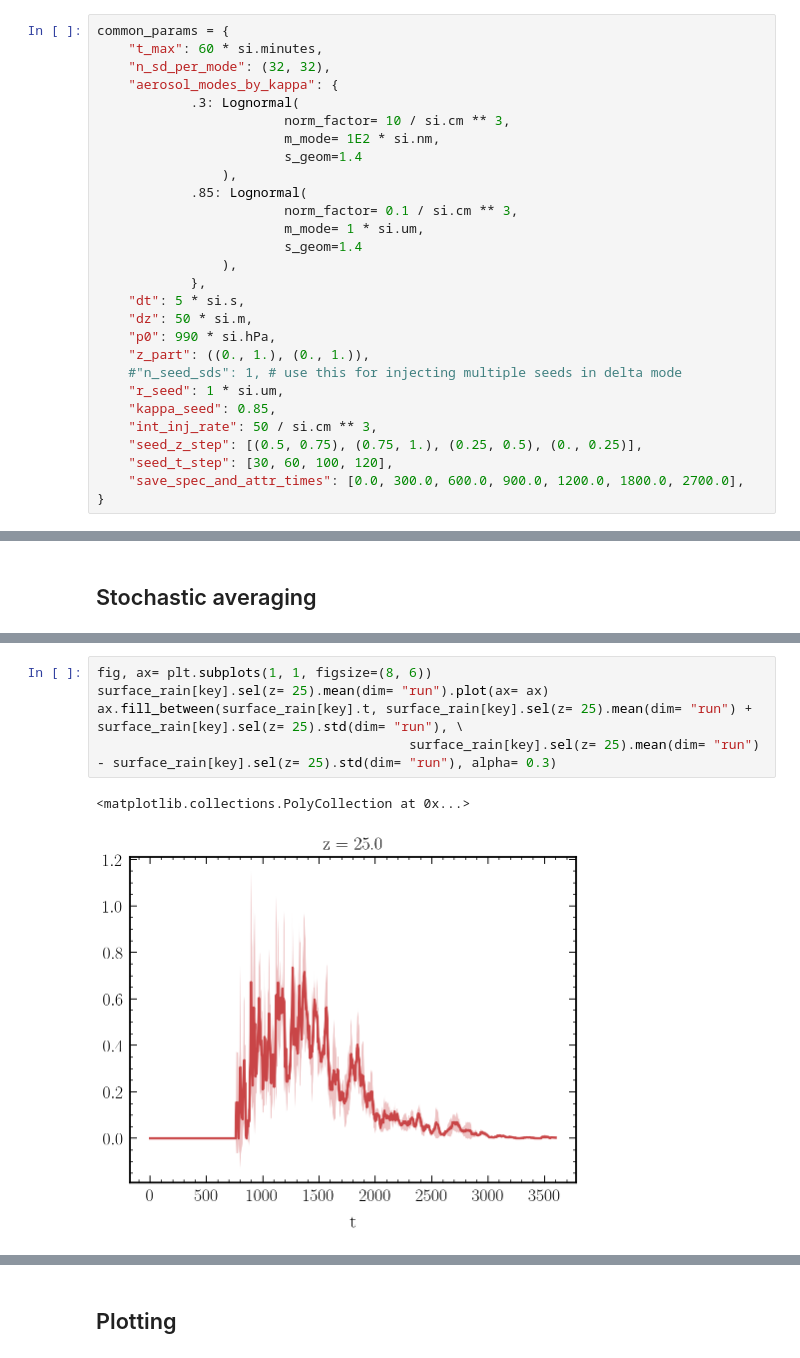
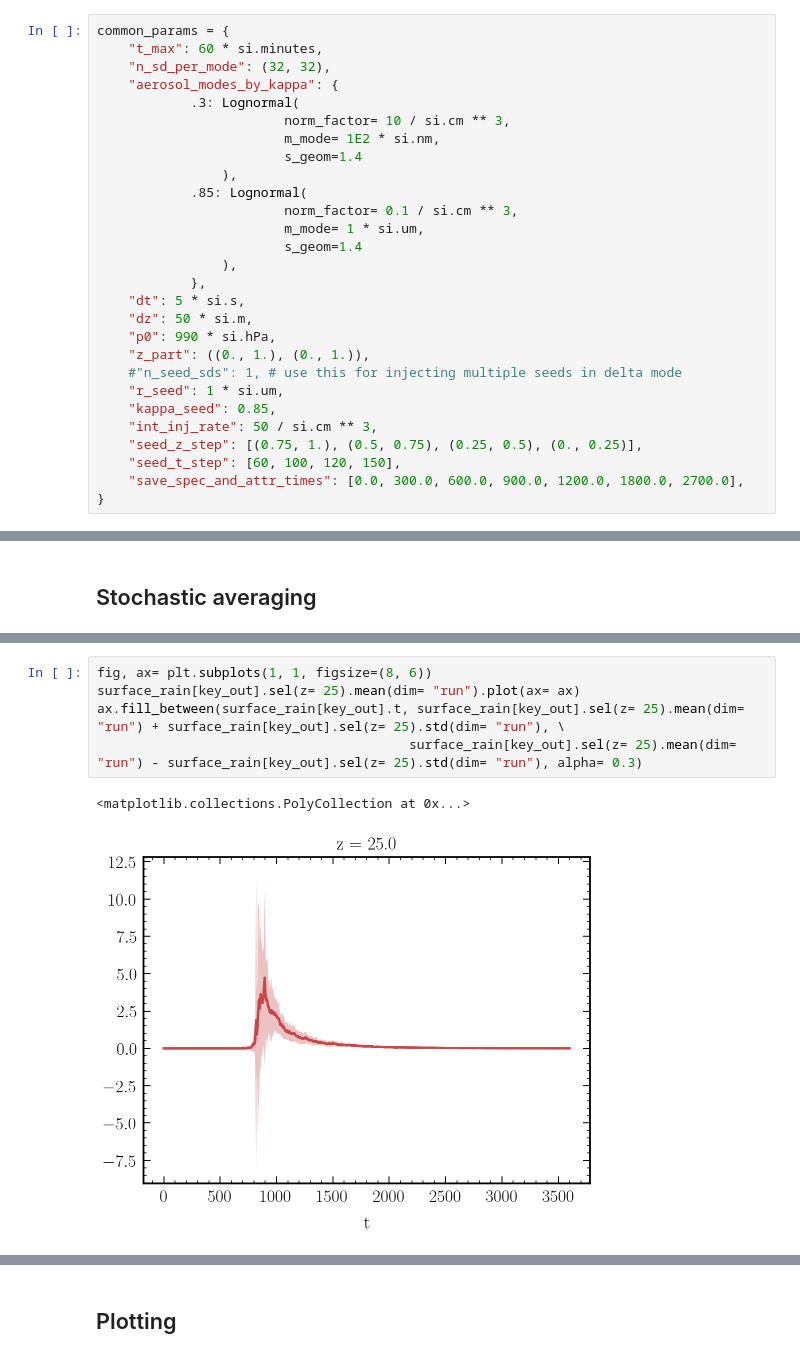
Before and after one commit to jtbuch/PySDM, a Jupyter notebook: examples/PySDM_examples/Buch_et_al_2024/plot_script_sd_update.ipynb, the cells around one changed output, grey strips where cells are left out. Saved outputs shown, nothing was run; the diff lists cells and outputs as text.

```diff
--- a/examples/PySDM_examples/Buch_et_al_2024/plot_script_sd_update.ipynb
+++ b/examples/PySDM_examples/Buch_et_al_2024/plot_script_sd_update.ipynb
@@ -60,8 +60,8 @@ common_params = {
     "r_seed": 1 * si.um,
     "kappa_seed": 0.85,
     "int_inj_rate": 50 / si.cm ** 3,
-    "seed_z_step": [(0.5, 0.75), (0.75, 1.), (0.25, 0.5), (0., 0.25)],
-    "seed_t_step": [30, 60, 100, 120],
+    "seed_z_step": [(0.75, 1.), (0.5, 0.75), (0.25, 0.5), (0., 0.25)],
+    "seed_t_step": [60, 100, 120, 150],
     "save_spec_and_attr_times": [0.0, 300.0, 600.0, 900.0, 1200.0, 1800.0, 2700.0],
 }
 # %%
@@ -142,9 +144,9 @@ if sav_flag:
 # %%
 fig, ax= plt.subplots(1, 1, figsize=(8, 6))
-surface_rain[key].sel(z= 25).mean(dim= "run").plot(ax= ax)
-ax.fill_between(surface_rain[key].t, surface_rain[key].sel(z= 25).mean(dim= "run") + surface_rain[key].sel(z= 25).std(dim= "run"), \
-                                        surface_rain[key].sel(z= 25).mean(dim= "run") - surface_rain[key].sel(z= 25).std(dim= "run"), alpha= 0.3)
+surface_rain[key_out].sel(z= 25).mean(dim= "run").plot(ax= ax)
+ax.fill_between(surface_rain[key_out].t, surface_rain[key_out].sel(z= 25).mean(dim= "run") + surface_rain[key_out].sel(z= 25).std(dim= "run"), \
+                                        surface_rain[key_out].sel(z= 25).mean(dim= "run") - surface_rain[key_out].sel(z= 25).std(dim= "run"), alpha= 0.3)
 # %% [output]
 <matplotlib.collections.PolyCollection at 0x...>
-[figure, old version]
+[figure, new version]
 # %%
```
Also changed, not shown: parts of 8 cells of this notebook.
